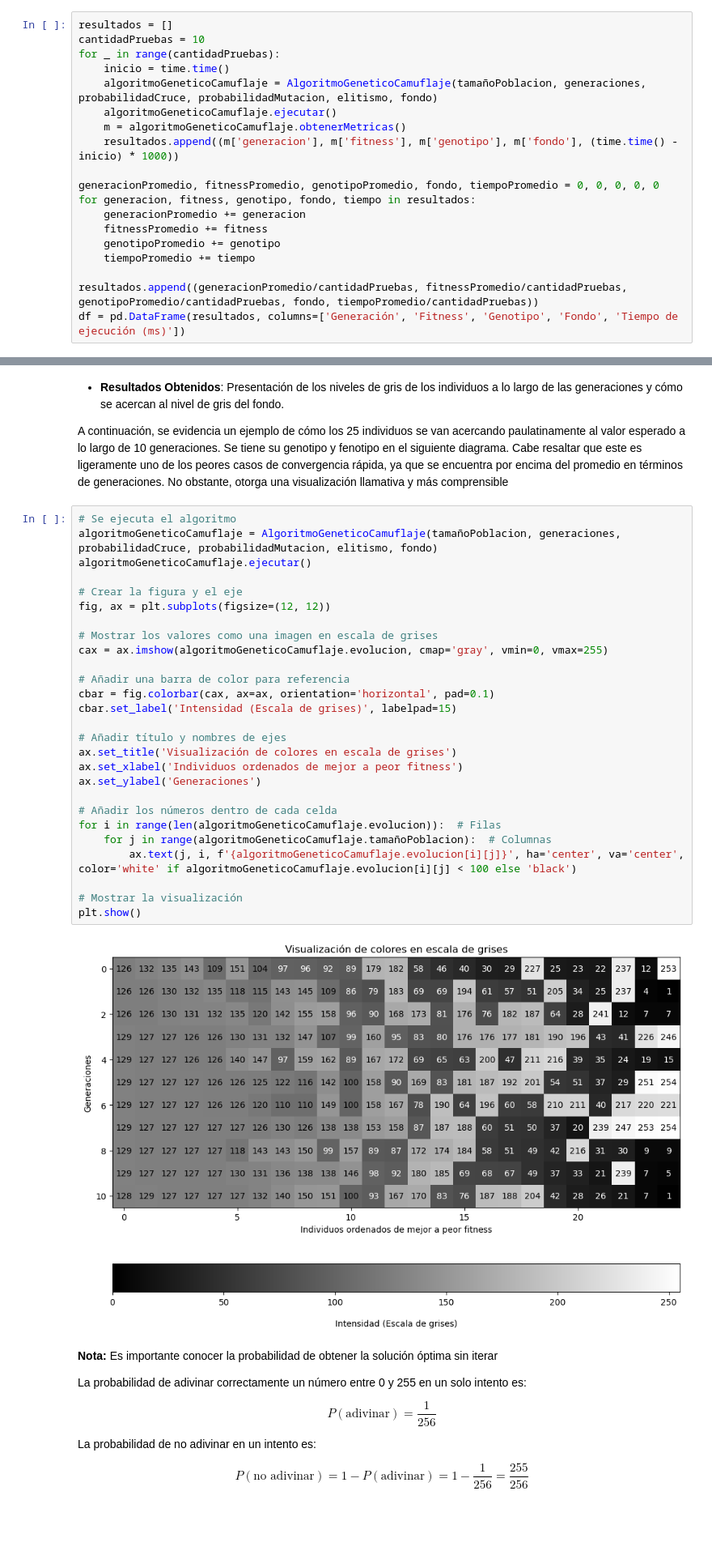
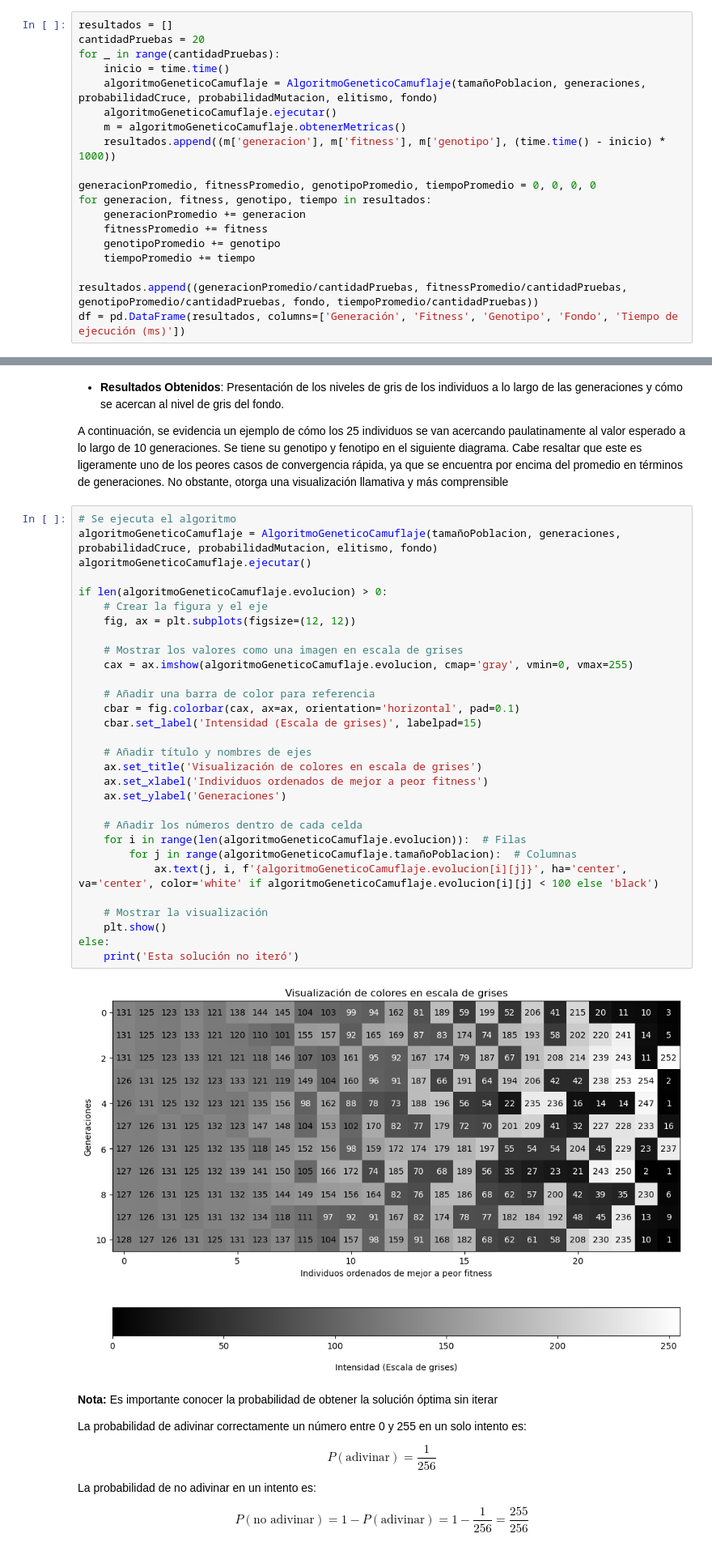
Before and after one commit to ddi4z/Laboratorios-MOS, a Jupyter notebook: Laboratorio 5/solucionP1.ipynb, the cells around one changed output, grey strips where cells are left out. Shown: that part at 81% size. Saved outputs shown, nothing was run; the diff lists cells and outputs as text; blank space fills up the shorter version.

```diff
--- a/Laboratorio 5/solucionP1.ipynb
+++ b/Laboratorio 5/solucionP1.ipynb
@@ -271,15 +276,15 @@ Ejecutamos el algoritmo diez veces para evaluar su comportamiento frente la obte
 # %%
 resultados = []
-cantidadPruebas = 10
+cantidadPruebas = 20
 for _ in range(cantidadPruebas):
     inicio = time.time()
     algoritmoGeneticoCamuflaje = AlgoritmoGeneticoCamuflaje(tamañoPoblacion, generaciones, probabilidadCruce, probabilidadMutacion, elitismo, fondo)
     algoritmoGeneticoCamuflaje.ejecutar()
     m = algoritmoGeneticoCamuflaje.obtenerMetricas()
-    resultados.append((m['generacion'], m['fitness'], m['genotipo'], m['fondo'], (time.time() - inicio) * 1000))
+    resultados.append((m['generacion'], m['fitness'], m['genotipo'], (time.time() - inicio) * 1000))
 
-generacionPromedio, fitnessPromedio, genotipoPromedio, fondo, tiempoPromedio = 0, 0, 0, 0, 0
-for generacion, fitness, genotipo, fondo, tiempo in resultados:
+generacionPromedio, fitnessPromedio, genotipoPromedio, tiempoPromedio = 0, 0, 0, 0
+for generacion, fitness, genotipo, tiempo in resultados:
     generacionPromedio += generacion
     fitnessPromedio += fitness
     genotipoPromedio += genotipo
@@ -321,32 +332,35 @@ A continuación, se evidencia un ejemplo de cómo los 25 individuos se van acerc
 # %%
 # Se ejecuta el algoritmo
 algoritmoGeneticoCamuflaje = AlgoritmoGeneticoCamuflaje(tamañoPoblacion, generaciones, probabilidadCruce, probabilidadMutacion, elitismo, fondo)
 algoritmoGeneticoCamuflaje.ejecutar()
 
-# Crear la figura y el eje
-fig, ax = plt.subplots(figsize=(12, 12))
+if len(algoritmoGeneticoCamuflaje.evolucion) > 0:
+    # Crear la figura y el eje
+    fig, ax = plt.subplots(figsize=(12, 12))
 
-# Mostrar los valores como una imagen en escala de grises
-cax = ax.imshow(algoritmoGeneticoCamuflaje.evolucion, cmap='gray', vmin=0, vmax=255)
+    # Mostrar los valores como una imagen en escala de grises
+    cax = ax.imshow(algoritmoGeneticoCamuflaje.evolucion, cmap='gray', vmin=0, vmax=255)
 
-# Añadir una barra de color para referencia
-cbar = fig.colorbar(cax, ax=ax, orientation='horizontal', pad=0.1)
-cbar.set_label('Intensidad (Escala de grises)', labelpad=15)
+    # Añadir una barra de color para referencia
+    cbar = fig.colorbar(cax, ax=ax, orientation='horizontal', pad=0.1)
+    cbar.set_label('Intensidad (Escala de grises)', labelpad=15)
 
-# Añadir título y nombres de ejes
-ax.set_title('Visualización de colores en escala de grises')
-ax.set_xlabel('Individuos ordenados de mejor a peor fitness')
-ax.set_ylabel('Generaciones')
+    # Añadir título y nombres de ejes
+    ax.set_title('Visualización de colores en escala de grises')
+    ax.set_xlabel('Individuos ordenados de mejor a peor fitness')
+    ax.set_ylabel('Generaciones')
 
-# Añadir los números dentro de cada celda
-for i in range(len(algoritmoGeneticoCamuflaje.evolucion)):  # Filas
-    for j in range(algoritmoGeneticoCamuflaje.tamañoPoblacion):  # Columnas
-        ax.text(j, i, f'{algoritmoGeneticoCamuflaje.evolucion[i][j]}', ha='center', va='center', color='white' if algoritmoGeneticoCamuflaje.evolucion[i][j] < 100 else 'black')
+    # Añadir los números dentro de cada celda
+    for i in range(len(algoritmoGeneticoCamuflaje.evolucion)):  # Filas
+        for j in range(algoritmoGeneticoCamuflaje.tamañoPoblacion):  # Columnas
+            ax.text(j, i, f'{algoritmoGeneticoCamuflaje.evolucion[i][j]}', ha='center', va='center', color='white' if algoritmoGeneticoCamuflaje.evolucion[i][j] < 100 else 'black')
 
-# Mostrar la visualización
-plt.show()
+    # Mostrar la visualización
+    plt.show()
+else:
+    print('Esta solución no iteró')
 # %% [output]
-[figure, old version]
+[figure, new version]
 # %% [markdown]
 **Nota:** Es importante conocer la probabilidad de obtener la solución óptima sin iterar
 
```
Also changed, not shown: parts of 21 cells of this notebook.
